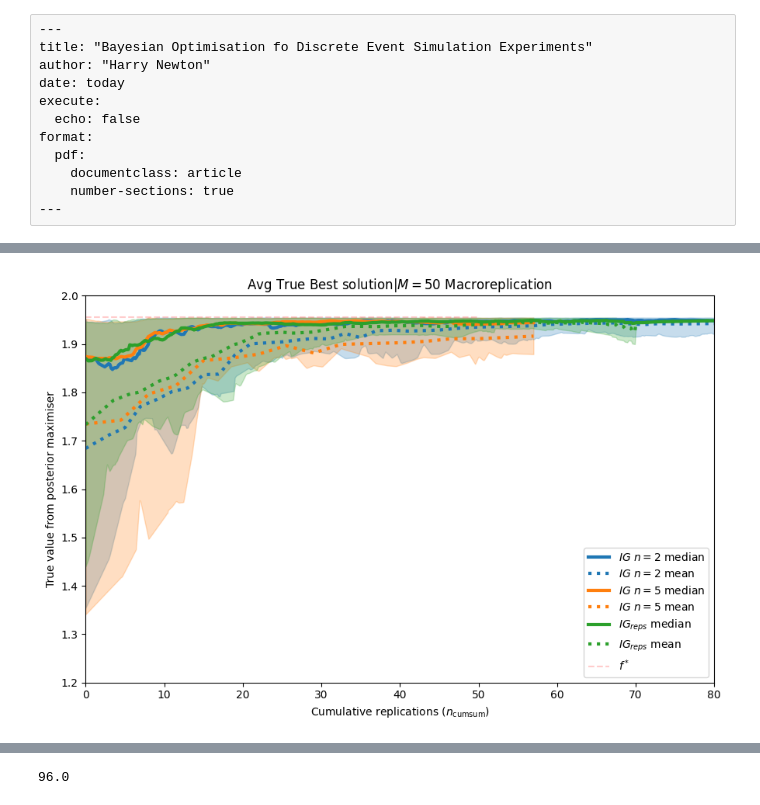
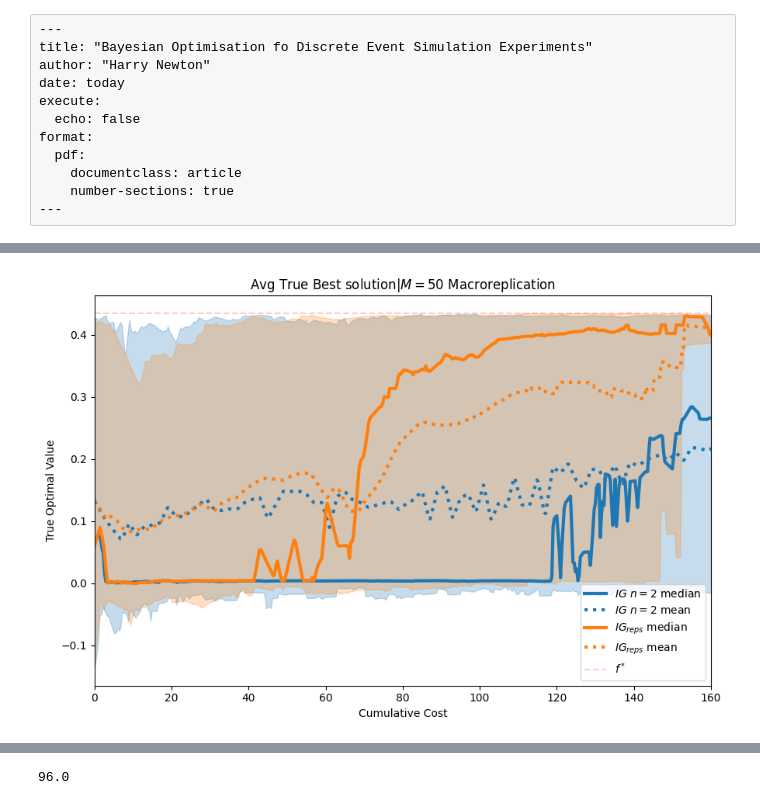
Before and after one commit to BazzahN/DES_BO, a Jupyter notebook: analysis.ipynb, the cells around one changed output, grey strips where cells are left out. Drawn from its saved outputs; the diff is of its cells as text; code cells hidden in the pictures.

```diff
--- a/analysis.ipynb
+++ b/analysis.ipynb
@@ -32,7 +32,7 @@ import json
 import pandas as pd
 import re
 # %%
-EXP_NAME = "HetGP_k10_n2"
+EXP_NAME = "HetGP_k10_reps"
 M = 50
 
 #Import Experimental paramaters
@@ -160,7 +160,7 @@ test_x = test_data['test_x']
 test_y = test_data['test_y']
 test_sigma2 = test_data['test_sigma2']
 
-fig, ax = plt.subplots(1,2,figsize=(12,4))
+fig, ax = plt.subplots(1,2,figsize=(24,8))
 ax[0].plot(train_x[iter],train_y[iter], "x",color="r", label="Evaluations", alpha=0.5)
 
 if GP == "sk":
@@ -203,7 +203,7 @@ colours = ["C0", "C1", "C2", "C3"]
 for macro in range(0,M,5):
 #for macro in range(0,1):
 #	macro = 7
-	fig, ax = plt.subplots(1,1,figsize=(12,8))
+	fig, ax = plt.subplots(1,1,figsize=(24,12))
 
 	select_x = candidates_x[macro]
 	select_y = candidates_y[macro]
@@ -230,4 +230,4 @@ for macro in range(0,M,5):
 	candi_selec = outdir / f"candidate_selection_{macro}.png"
 
 	plt.savefig(candi_selec ,bbox_inches="tight", dpi=200)
-	#plt.close()
+	plt.close()
@@ -716,6 +547,8 @@ from scipy.interpolate import interp1d
 # -------------------------
 # Load data
 # -------------------------
+x_optim = 0.279084
+y_optim = 0.434401
 
 # -------------------------
 # Helper
@@ -761,13 +594,6 @@ def interpolate_macros(df, x_col="cost_cumsum", y_col="value", macro_col="macro"
 
 	return x_grid, mean,median, q10, q90, curves
 
-
-# -------------------------
-# Compute summaries
-# -------------------------
-# x_reps, mean_reps,median_reps, q10_reps, q90_reps, curves_reps = interpolate_macros(df_reps)
-# x_base, mean_base,median_base, q10_base, q90_base, curves_base = interpolate_macros(df_base)
-
 # -------------------------
 # Plot
 # -------------------------
@@ -781,15 +607,24 @@ fig, ax = plt.subplots(figsize=(9,6))
 #     ax.plot(x_base, c, alpha=0.05)
 
 # Replication-selection experiment
-results = ["BO_simple_k15","BO_simple_k15_n5","BO_simple_k15_reps"]
+# results = ["BO_simple_k15","BO_simple_k15_n5","BO_simple_k15_reps"]
 
-names = {"BO_simple_k15": r"$IG$ $n=2$",
-		 "BO_simple_k15_n5": r"$IG$ $n=5$",
-		 "BO_simple_k15_reps": r"$IG_{reps}$"}
+results = ["HetGP_k10_n2","HetGP_k10_reps"]
+
+names = {results[0]: r"$IG$ $n=2$",
+		 results[1]: r"$IG_{reps}$"}
+
+# names = {results[0]: r"$IG$ $n=2$",
+# 		 results[1]: r"$IG$ $n=5$",
+# 		 results[2]: r"$IG_{reps}$"}
+
+
 colours = ["C0","C1","C2"]
 all_data={}
 for i,result in enumerate(results):
-	df = pd.read_csv(outdir / f"{result}_metrics.csv")
+	outdir_i = Path(result + "/Analysis")
+	df = pd.read_csv(outdir_i / f"{result}_metrics.csv")
+
 	x, mean,median, q10, q90, curves= interpolate_macros(df)
 	data = {"x":x,
 		 	"mean":mean,
@@ -802,61 +637,39 @@ for i,result in enumerate(results):
 		x,
 		#mean_reps,
 		median,
 		color=colours[i],
 		lw=3,
 		label= names[result] + " median"
 	)
 
 	ax.fill_between(
 		x,
 		q10,
 		q90,
 		alpha=0.25,
 		color = colours[i],
 	)
 	ax.plot(
 		x,
 		mean,
 		#median_reps,
 		lw=3,
 		label=names[result] + " mean",
 		color = colours[i],
 		linestyle=':',
 	)
 
-# Baseline experiment
-# ax.plot(
-#     x_base,
-#     # mean_base,
-# 	median_base,
-#     lw=3,
-#     label=r"$IG$ median"
-# )
-
-# ax.fill_between(
-#     x_base,
-#     q10_base,
-#     q90_base,
-#     alpha=0.25
-# )
-
-# ax.plot(
-#     x_base,
-#     mean_base,
-# 	# median_base,
-#     lw=3,
-#     label=r"$IG$ mean"
-# )
-ax.hlines(y=y_optim,xmin=0,xmax=50,color='r',linestyles='--',label="$f^*$",alpha=0.2)
-ax.set_xlabel(r"Cumulative replications ($n_{\mathrm{cumsum}}$)")
-ax.set_ylabel("True value from posterior maximiser")
+x_max = 160
+ax.hlines(y=y_optim,xmin=0,xmax=x_max,color='r',linestyles='--',label="$f^*$",alpha=0.2)
+ax.set_xlabel(r"Cumulative Cost")
+ax.set_ylabel("True Optimal Value")
 ax.set_title(f"Avg True Best solution|$M=${M} Macroreplication")
-ax.set_xlim(0,80)
-ax.set_ylim(1.2,2)
+ax.set_xlim(0,x_max)
+#ax.set_ylim(1.2,2)
 ax.legend()
 plt.tight_layout()
-comp_loc = "comp_plot.png"
-plt.savefig(comp_loc ,bbox_inches="tight", dpi=200 )
+comp_loc = "presentation/fig/comp_plot.png"
+plt.savefig(comp_loc ,bbox_inches="tight", dpi=200)
 plt.show()
 # %% [output]
-[figure, old version]
+[figure, new version]
```
Also changed, not shown: parts of 17 cells of this notebook, 8 other files.
